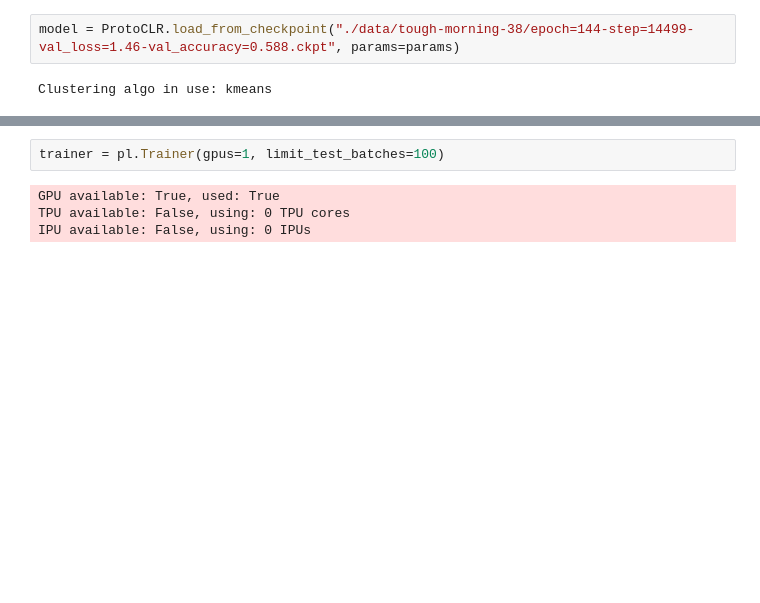
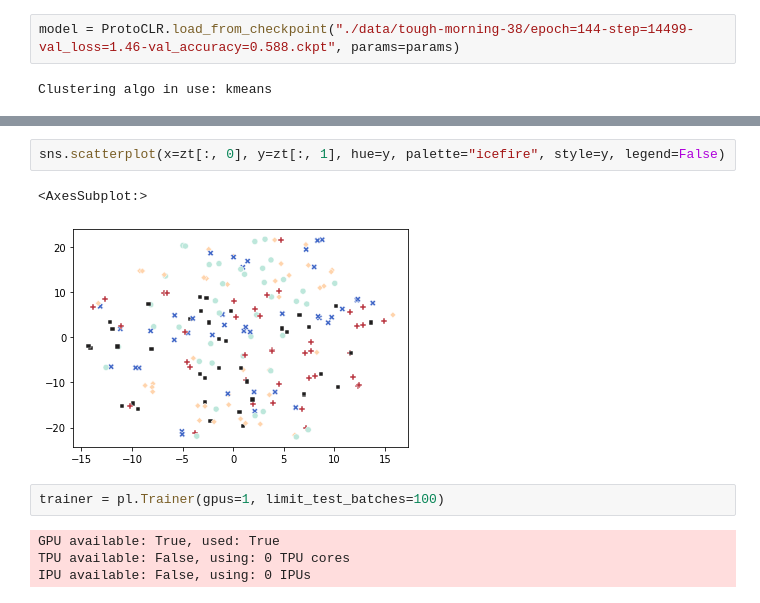
Before and after one commit to ojss/c3lr, a Jupyter notebook: testing.ipynb, the cells around one changed output, grey strips where cells are left out. Saved outputs shown, nothing was run; the diff lists cells and outputs as text; blank space fills up the shorter version.

```diff
--- a/testing.ipynb
+++ b/testing.ipynb
@@ -125,3 +229,8 @@ Clustering algo in use: kmeans
+# %%
+sns.scatterplot(x=zt[:, 0], y=zt[:, 1], hue=y, palette="icefire", style=y, legend=False)
+# %% [output]
+<AxesSubplot:>
+[figure, added]
 # %%
 trainer = pl.Trainer(gpus=1, limit_test_batches=100)
 # %% [output]
```
Also changed, not shown: parts of 21 cells of this notebook, 4 other files.
